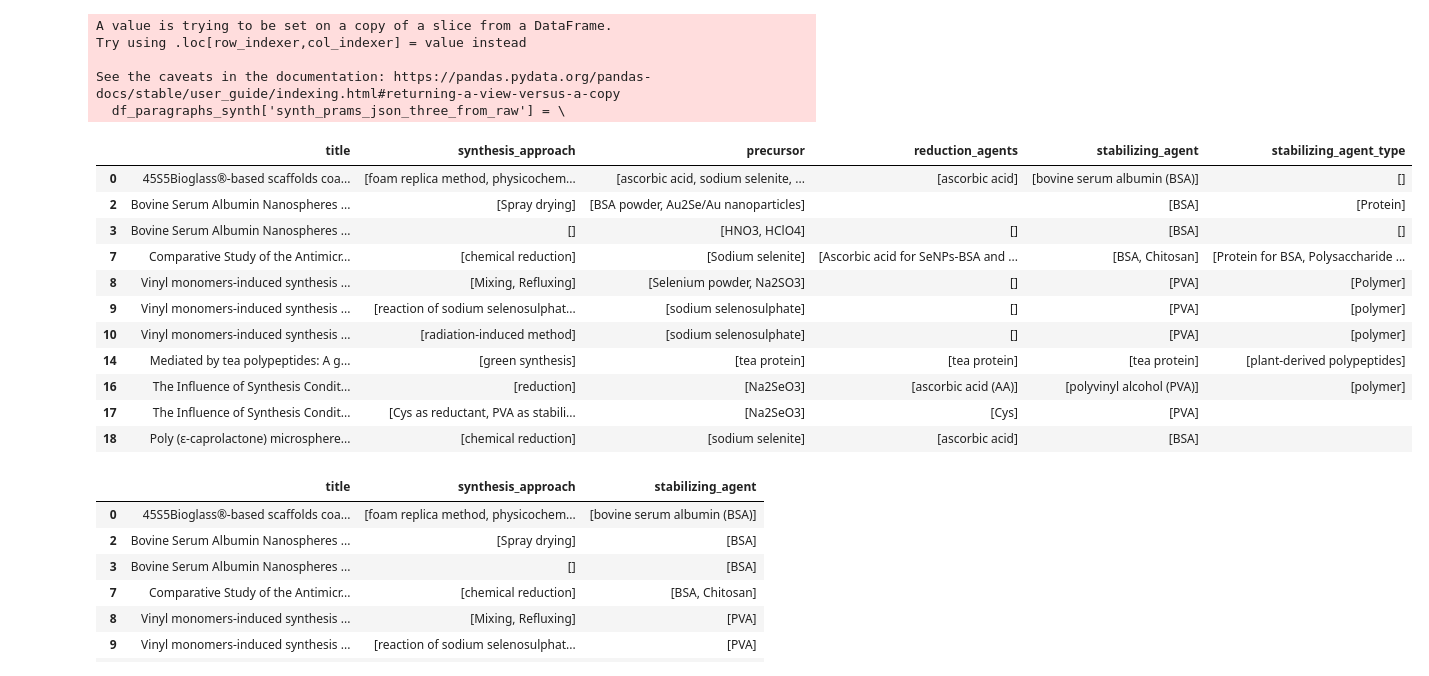
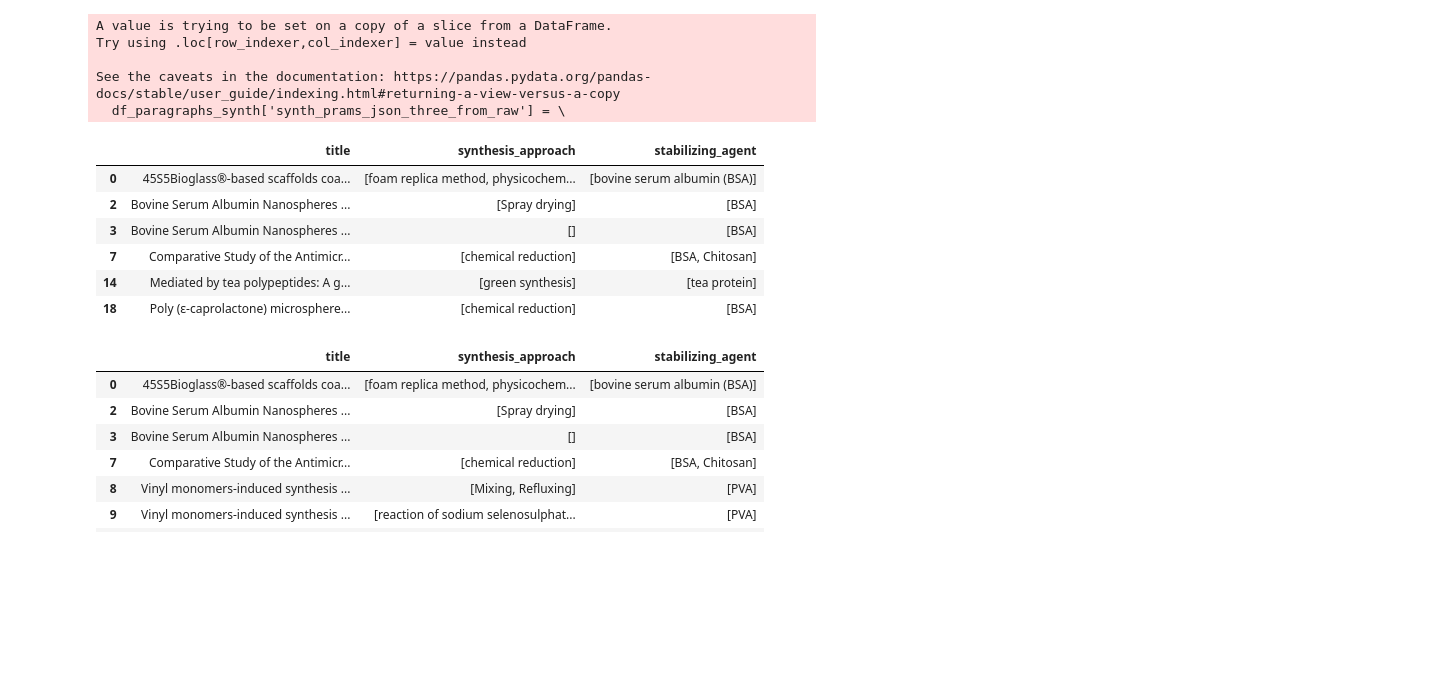
Before and after one commit to zorankiki/gpt4_for_SeNp_research, a Jupyter notebook: synth_parameters_extraction_demo.ipynb, the cells around one changed output. Saved outputs shown, nothing was run; the diff lists cells and outputs as text; code cells hidden in the pictures; blank space fills up the shorter version.

Commit message:
protein recomendation prompt example

```diff
--- a/synth_parameters_extraction_demo.ipynb
+++ b/synth_parameters_extraction_demo.ipynb
@@ -116,21 +116,16 @@ df_jsons[['synthesis_approach', 'precursor',
 # %%
 df_jsons_protein[\
 (df_jsons_protein['stabilizing_agent'].map(lambda x: 'BSA' in ','.join(x))) | \
-(df_jsons_protein['stabilizing_agent'].map(lambda x: 'PVA' in ','.join(x))) | \
+# (df_jsons_protein['stabilizing_agent'].map(lambda x: 'PVA' in ','.join(x))) | \
 (df_jsons_protein['stabilizing_agent'].map(lambda x: 'protein' in ','.join(x)))]
 # %% [output]
-|  | title | synthesis_approach | precursor | reduction_agents | stabilizing_agent | stabilizing_agent_type |
-| 0 | 45S5Bioglass®-based scaffolds coa... | [foam replica method, physicochem... | [ascorbic acid, sodium selenite, ... | [ascorbic acid] | [bovine serum albumin (BSA)] | [] |
-| 2 | Bovine Serum Albumin Nanospheres ... | [Spray drying] | [BSA powder, Au2Se/Au nanoparticles] |  | [BSA] | [Protein] |
-| 3 | Bovine Serum Albumin Nanospheres ... | [] | [HNO3, HClO4] | [] | [BSA] | [] |
-| 7 | Comparative Study of the Antimicr... | [chemical reduction] | [Sodium selenite] | [Ascorbic acid for SeNPs-BSA and ... | [BSA, Chitosan] | [Protein for BSA, Polysaccharide ... |
-| 8 | Vinyl monomers-induced synthesis ... | [Mixing, Refluxing] | [Selenium powder, Na2SO3] | [] | [PVA] | [Polymer] |
-| 9 | Vinyl monomers-induced synthesis ... | [reaction of sodium selenosulphat... | [sodium selenosulphate] | [] | [PVA] | [polymer] |
-| 10 | Vinyl monomers-induced synthesis ... | [radiation-induced method] | [sodium selenosulphate] | [] | [PVA] | [polymer] |
-| 14 | Mediated by tea polypeptides: A g... | [green synthesis] | [tea protein] | [tea protein] | [tea protein] | [plant-derived polypeptides] |
-| 16 | The Influence of Synthesis Condit... | [reduction] | [Na2SeO3] | [ascorbic acid (AA)] | [polyvinyl alcohol (PVA)] | [polymer] |
-| 17 | The Influence of Synthesis Condit... | [Cys as reductant, PVA as stabili... | [Na2SeO3] | [Cys] | [PVA] |  |
-| 18 | Poly (ε-caprolactone) microsphere... | [chemical reduction] | [sodium selenite] | [ascorbic acid] | [BSA] |  |
+|  | title | synthesis_approach | stabilizing_agent |
+| 0 | 45S5Bioglass®-based scaffolds coa... | [foam replica method, physicochem... | [bovine serum albumin (BSA)] |
+| 2 | Bovine Serum Albumin Nanospheres ... | [Spray drying] | [BSA] |
+| 3 | Bovine Serum Albumin Nanospheres ... | [] | [BSA] |
+| 7 | Comparative Study of the Antimicr... | [chemical reduction] | [BSA, Chitosan] |
+| 14 | Mediated by tea polypeptides: A g... | [green synthesis] | [tea protein] |
+| 18 | Poly (ε-caprolactone) microsphere... | [chemical reduction] | [BSA] |
 # %%
 df_jsons_protein = \
 pd.concat([df_paragraphs_synth[['title']].reset_index(drop=True),
```
Also changed, not shown: 1 other file.
